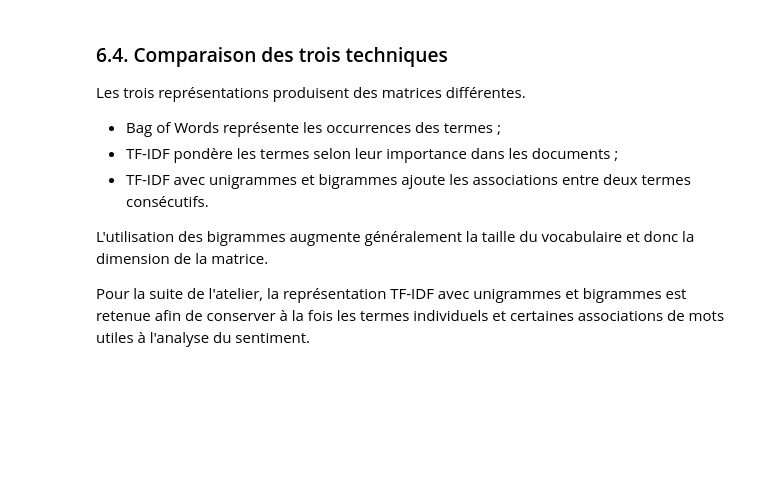
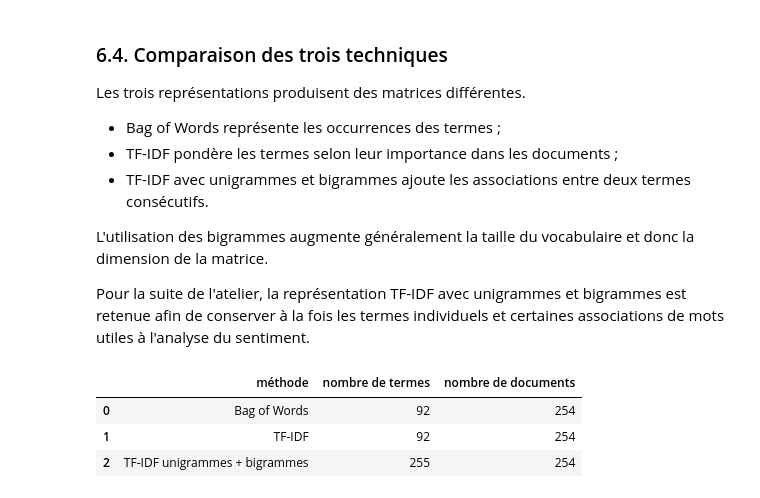
Before and after one commit to sirius-code7/atelier_prepa_donnees_textuelles, a Jupyter notebook: notebooks/atelier_prepa_donnees_textuelles.ipynb, the cells around one changed output. Saved outputs shown, nothing was run; the diff lists cells and outputs as text; code cells hidden in the pictures; blank space fills up the shorter version.

```diff
--- a/notebooks/atelier_prepa_donnees_textuelles.ipynb
+++ b/notebooks/atelier_prepa_donnees_textuelles.ipynb
@@ -1100,3 +1100,28 @@ Les trois représentations produisent des matrices différentes.
 L'utilisation des bigrammes augmente généralement la taille du vocabulaire et donc la dimension de la matrice.
 
 Pour la suite de l'atelier, la représentation TF-IDF avec unigrammes et bigrammes est retenue afin de conserver à la fois les termes individuels et certaines associations de mots utiles à l'analyse du sentiment.
+# %%
+comparaison_vectorisation = pd.DataFrame({
+    "méthode": [
+        "Bag of Words",
+        "TF-IDF",
+        "TF-IDF unigrammes + bigrammes"
+    ],
+    "nombre de termes": [
+        X_train_bow.shape[1],
+        X_train_tfidf.shape[1],
+        X_train_tfidf_ngram.shape[1]
+    ],
+    "nombre de documents": [
+        X_train_bow.shape[0],
+        X_train_tfidf.shape[0],
+        X_train_tfidf_ngram.shape[0]
+    ]
+})
+
+comparaison_vectorisation
+# %% [output]
+|  | méthode | nombre de termes | nombre de documents |
+| 0 | Bag of Words | 92 | 254 |
+| 1 | TF-IDF | 92 | 254 |
+| 2 | TF-IDF unigrammes + bigrammes | 255 | 254 |
```
Also changed, not shown: parts of 4 cells of this notebook, 1 other file.
